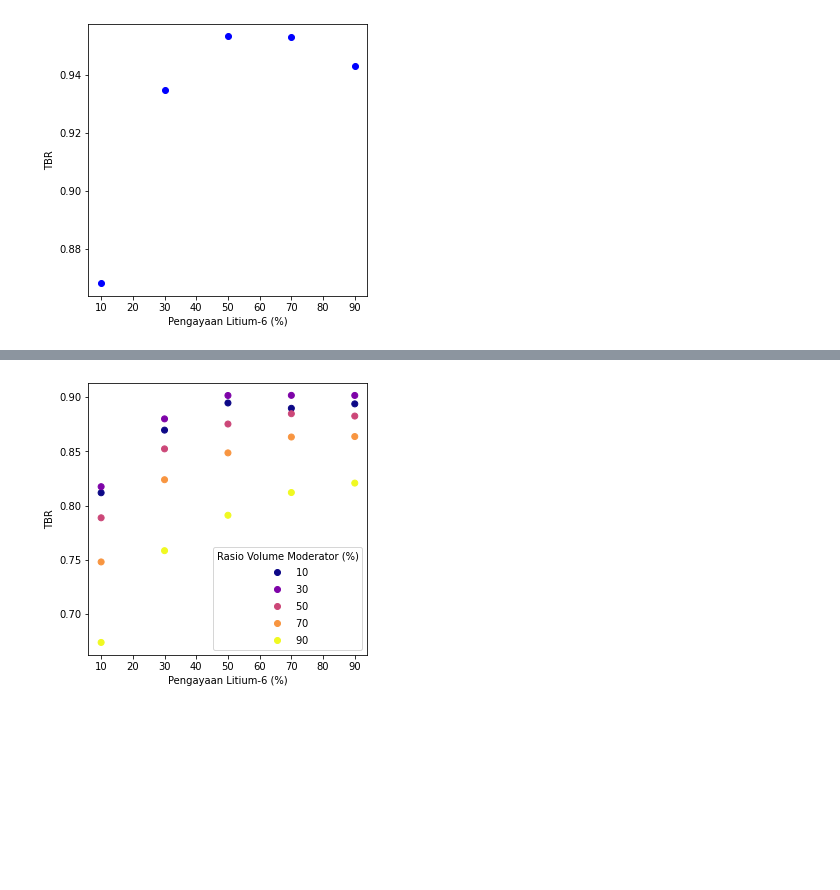
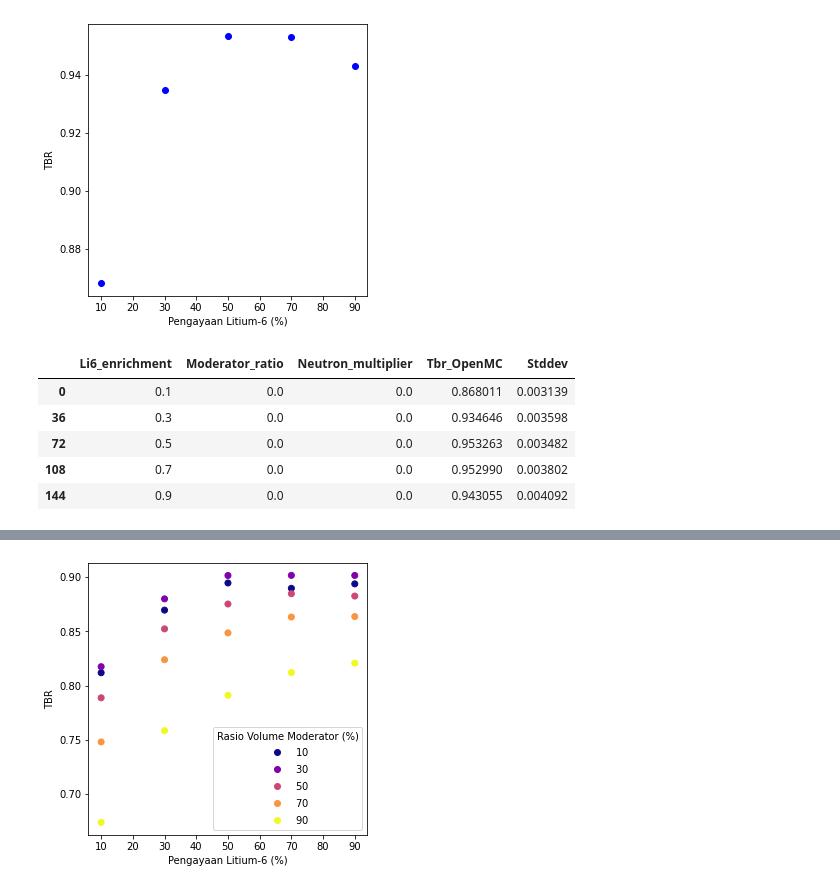
Before and after one commit to husni-zuhdi/husni-undergrad-thesis, a Jupyter notebook: jupyter-notebooks/2-data-analysis/2_Data_Analysis-combined.ipynb, the cells around one changed output, grey strips where cells are left out. Drawn from its saved outputs; the diff is of its cells as text; code cells hidden in the pictures; blank space fills up the shorter version.

```diff
--- a/jupyter-notebooks/2-data-analysis/2_Data_Analysis-combined.ipynb
+++ b/jupyter-notebooks/2-data-analysis/2_Data_Analysis-combined.ipynb
@@ -118,3 +118,12 @@ ax.set(xlabel='Pengayaan Litium-6 (%)', ylabel='TBR')
 # %% [output]
 [Text(0.5, 0, 'Pengayaan Litium-6 (%)'), Text(0, 0.5, 'TBR')]
 [figure]
+# %%
+df_first
+# %% [output]
+|  | Li6_enrichment | Moderator_ratio | Neutron_multiplier | Tbr_OpenMC | Stddev |
+| 0 | 0.1 | 0.0 | 0.0 | 0.868011 | 0.003139 |
+| 36 | 0.3 | 0.0 | 0.0 | 0.934646 | 0.003598 |
+| 72 | 0.5 | 0.0 | 0.0 | 0.953263 | 0.003482 |
+| 108 | 0.7 | 0.0 | 0.0 | 0.952990 | 0.003802 |
+| 144 | 0.9 | 0.0 | 0.0 | 0.943055 | 0.004092 |
```
Also changed, not shown: parts of 5 cells of this notebook, 6 other files.
